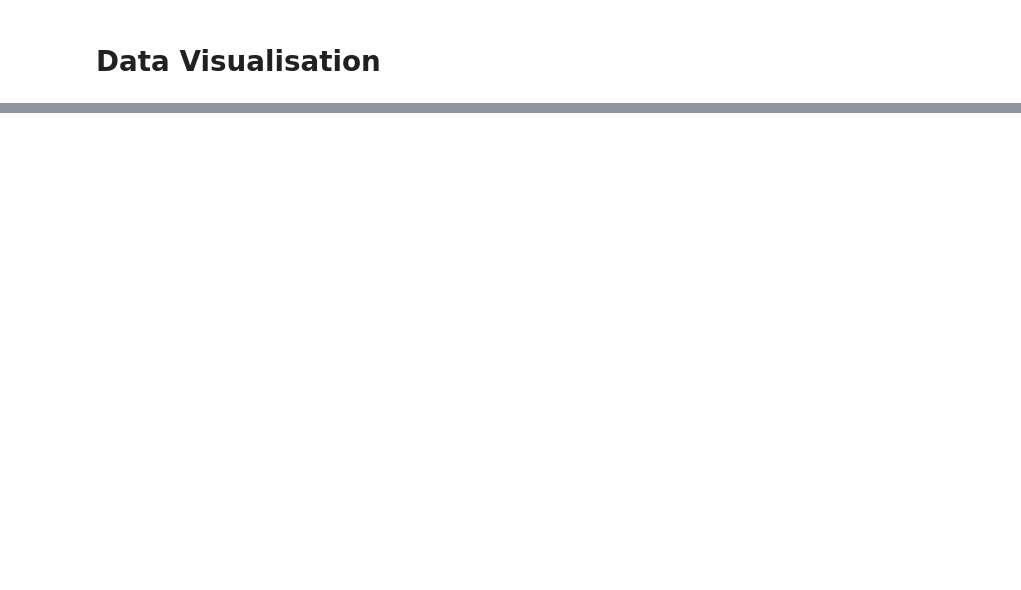
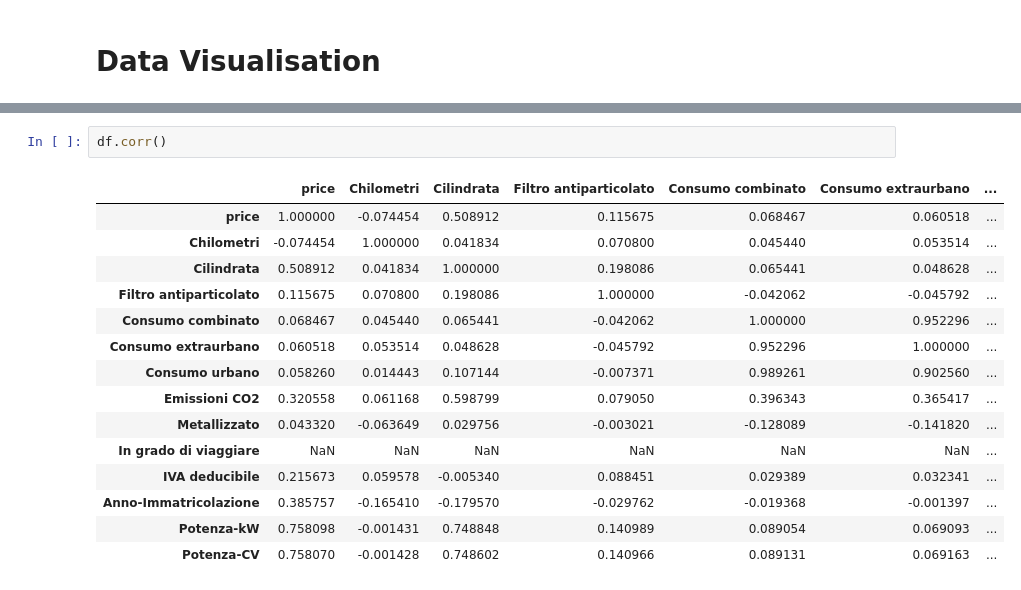
Before and after one commit to andreolidavide/car-culator, a Jupyter notebook: Car-culator.ipynb, the cells around one changed output, grey strips where cells are left out. Cells and saved outputs as stored; diff of their text form; blank space fills up the shorter version.

```diff
--- a/Car-culator.ipynb
+++ b/Car-culator.ipynb
@@ -215,0 +249,18 @@ brand_boxplot_ax.set_xticklabels(brand_boxplot_ax.get_xticklabels(), rotation=45
+# %%
+df.corr()
+# %% [output]
+|  | price | Chilometri | Cilindrata | Filtro antiparticolato | Consumo combinato | Consumo extraurbano | ... |
+| price | 1.000000 | -0.074454 | 0.508912 | 0.115675 | 0.068467 | 0.060518 | ... |
+| Chilometri | -0.074454 | 1.000000 | 0.041834 | 0.070800 | 0.045440 | 0.053514 | ... |
+| Cilindrata | 0.508912 | 0.041834 | 1.000000 | 0.198086 | 0.065441 | 0.048628 | ... |
+| Filtro antiparticolato | 0.115675 | 0.070800 | 0.198086 | 1.000000 | -0.042062 | -0.045792 | ... |
+| Consumo combinato | 0.068467 | 0.045440 | 0.065441 | -0.042062 | 1.000000 | 0.952296 | ... |
+| Consumo extraurbano | 0.060518 | 0.053514 | 0.048628 | -0.045792 | 0.952296 | 1.000000 | ... |
+| Consumo urbano | 0.058260 | 0.014443 | 0.107144 | -0.007371 | 0.989261 | 0.902560 | ... |
+| Emissioni CO2 | 0.320558 | 0.061168 | 0.598799 | 0.079050 | 0.396343 | 0.365417 | ... |
+| Metallizzato | 0.043320 | -0.063649 | 0.029756 | -0.003021 | -0.128089 | -0.141820 | ... |
+| In grado di viaggiare | NaN | NaN | NaN | NaN | NaN | NaN | ... |
+| IVA deducibile | 0.215673 | 0.059578 | -0.005340 | 0.088451 | 0.029389 | 0.032341 | ... |
+| Anno-Immatricolazione | 0.385757 | -0.165410 | -0.179570 | -0.029762 | -0.019368 | -0.001397 | ... |
+| Potenza-kW | 0.758098 | -0.001431 | 0.748848 | 0.140989 | 0.089054 | 0.069093 | ... |
+| Potenza-CV | 0.758070 | -0.001428 | 0.748602 | 0.140966 | 0.089131 | 0.069163 | ... |
```
Also changed, not shown: parts of 7 cells of this notebook.
